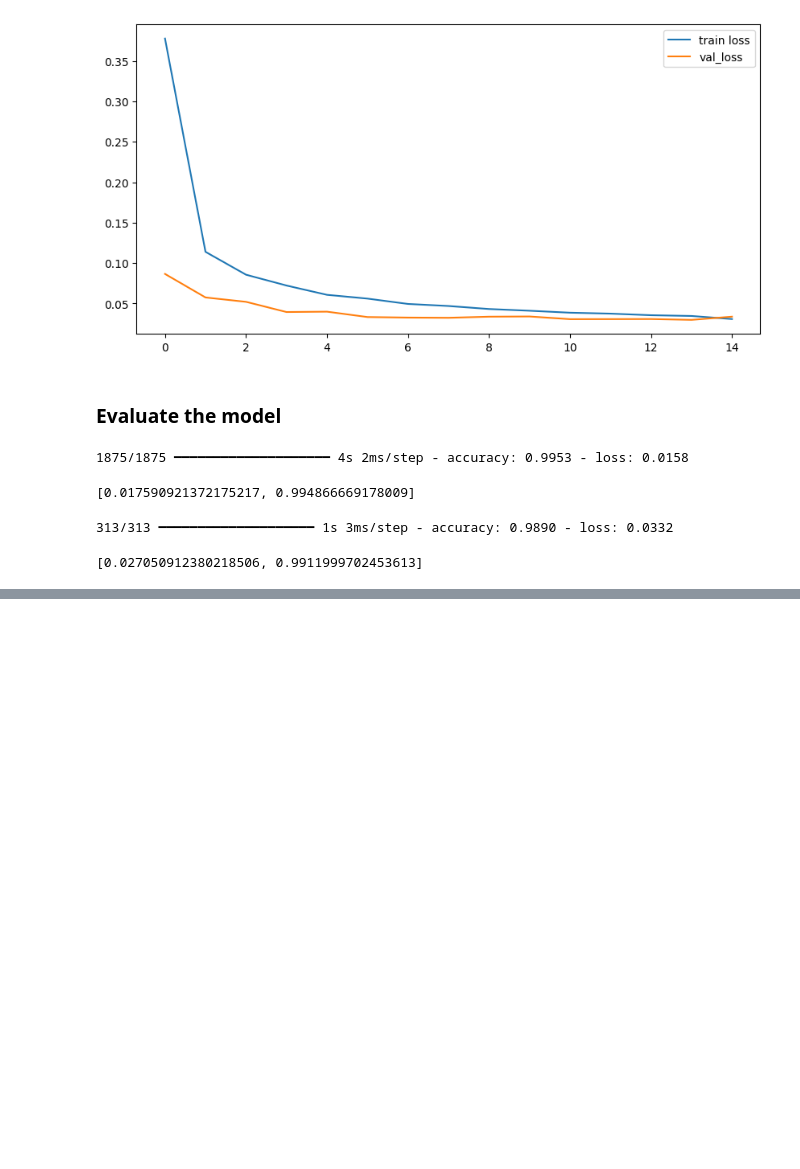
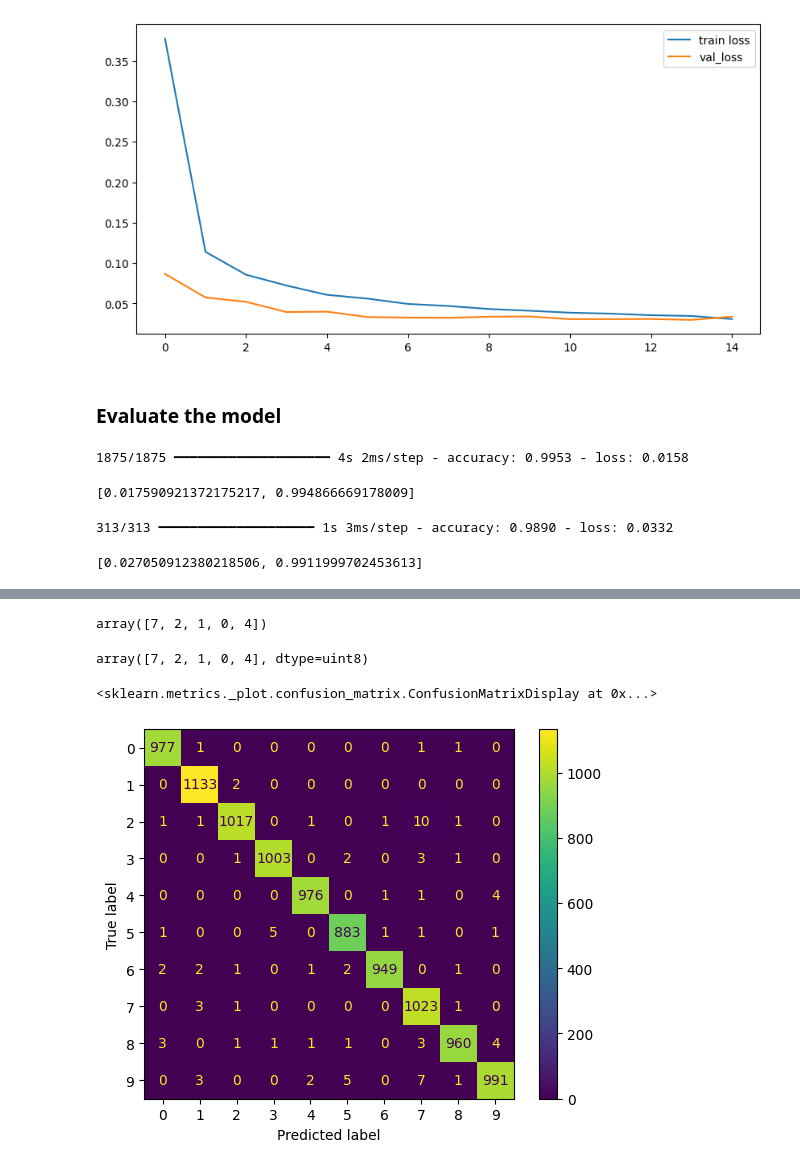
Before and after one commit to utkarshg1/Test1, a Jupyter notebook: CNN.ipynb, the cells around one changed output, grey strips where cells are left out. Saved outputs shown, nothing was run; the diff lists cells and outputs as text; code cells hidden in the pictures; blank space fills up the shorter version.

```diff
--- a/CNN.ipynb
+++ b/CNN.ipynb
@@ -296,0 +338,3 @@ model.evaluate(xtest_pre, ytest_pre)
+# %%
+yprob_test = model.predict(xtest_pre.reshape(10000, 28, 28, 1))
+yprob_test[0:5]
@@ -296,0 +358,15 @@ model.evaluate(xtest_pre, ytest_pre)
+# %%
+ypred_test = np.argmax(yprob_test, axis=1)
+ypred_test[0:5]
+# %% [output]
+array([7, 2, 1, 0, 4])
+# %%
+ytest[0:5]
+# %% [output]
+array([7, 2, 1, 0, 4], dtype=uint8)
+# %%
+from sklearn.metrics import ConfusionMatrixDisplay
+ConfusionMatrixDisplay.from_predictions(ytest, ypred_test)
+# %% [output]
+<sklearn.metrics._plot.confusion_matrix.ConfusionMatrixDisplay at 0x...>
+[figure, added]
```
Also changed, not shown: parts of 19 cells of this notebook.
